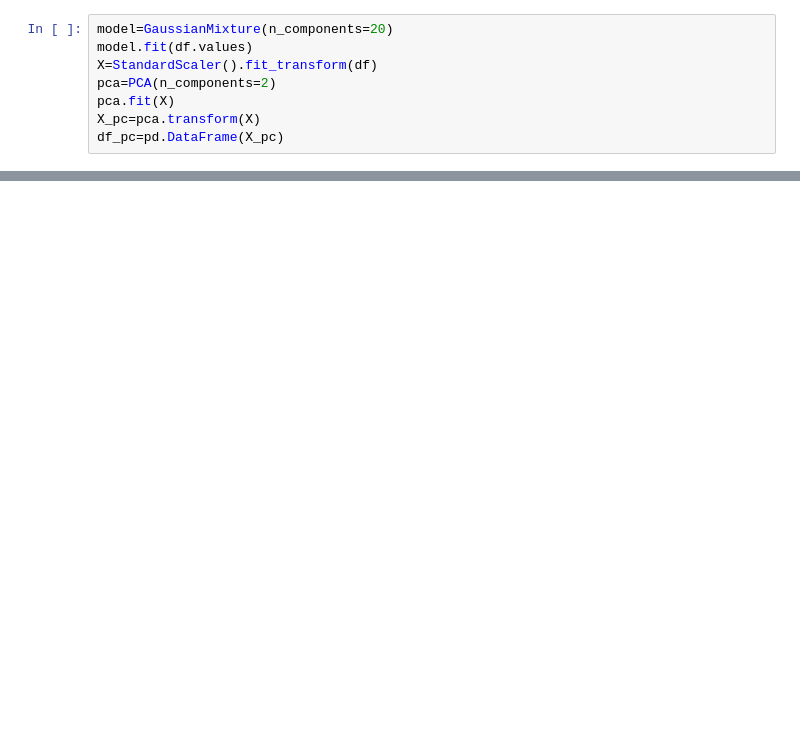
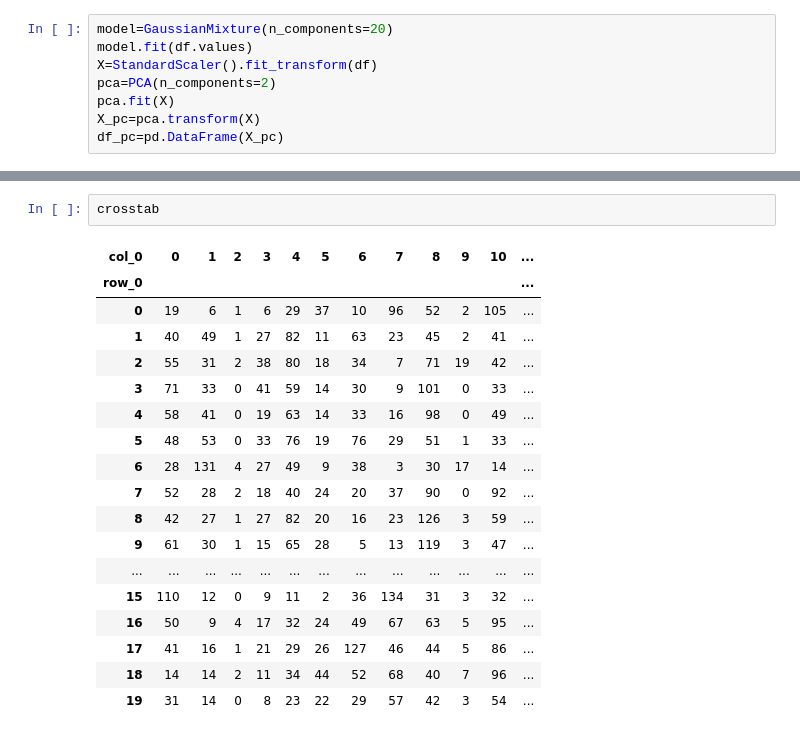
Before and after one commit to yushi1999/data_science, a Jupyter notebook: ex5/report.ipynb, the cells around one changed output, grey strips where cells are left out. Cells and saved outputs as stored; diff of their text form; blank space fills up the shorter version.

```diff
--- a/ex5/report.ipynb
+++ b/ex5/report.ipynb
@@ -132,0 +225,21 @@ df_pc=pd.DataFrame(X_pc)
+# %%
+crosstab
+# %% [output]
+| col_0 | 0 | 1 | 2 | 3 | 4 | 5 | 6 | 7 | 8 | 9 | 10 | ... |
+| row_0 |  |  |  |  |  |  |  |  |  |  |  | ... |
+| 0 | 19 | 6 | 1 | 6 | 29 | 37 | 10 | 96 | 52 | 2 | 105 | ... |
+| 1 | 40 | 49 | 1 | 27 | 82 | 11 | 63 | 23 | 45 | 2 | 41 | ... |
+| 2 | 55 | 31 | 2 | 38 | 80 | 18 | 34 | 7 | 71 | 19 | 42 | ... |
+| 3 | 71 | 33 | 0 | 41 | 59 | 14 | 30 | 9 | 101 | 0 | 33 | ... |
+| 4 | 58 | 41 | 0 | 19 | 63 | 14 | 33 | 16 | 98 | 0 | 49 | ... |
+| 5 | 48 | 53 | 0 | 33 | 76 | 19 | 76 | 29 | 51 | 1 | 33 | ... |
+| 6 | 28 | 131 | 4 | 27 | 49 | 9 | 38 | 3 | 30 | 17 | 14 | ... |
+| 7 | 52 | 28 | 2 | 18 | 40 | 24 | 20 | 37 | 90 | 0 | 92 | ... |
+| 8 | 42 | 27 | 1 | 27 | 82 | 20 | 16 | 23 | 126 | 3 | 59 | ... |
+| 9 | 61 | 30 | 1 | 15 | 65 | 28 | 5 | 13 | 119 | 3 | 47 | ... |
+| ... | ... | ... | ... | ... | ... | ... | ... | ... | ... | ... | ... | ... |
+| 15 | 110 | 12 | 0 | 9 | 11 | 2 | 36 | 134 | 31 | 3 | 32 | ... |
+| 16 | 50 | 9 | 4 | 17 | 32 | 24 | 49 | 67 | 63 | 5 | 95 | ... |
+| 17 | 41 | 16 | 1 | 21 | 29 | 26 | 127 | 46 | 44 | 5 | 86 | ... |
+| 18 | 14 | 14 | 2 | 11 | 34 | 44 | 52 | 68 | 40 | 7 | 96 | ... |
+| 19 | 31 | 14 | 0 | 8 | 23 | 22 | 29 | 57 | 42 | 3 | 54 | ... |
```
Also changed, not shown: parts of 20 cells of this notebook, 2 other files.
